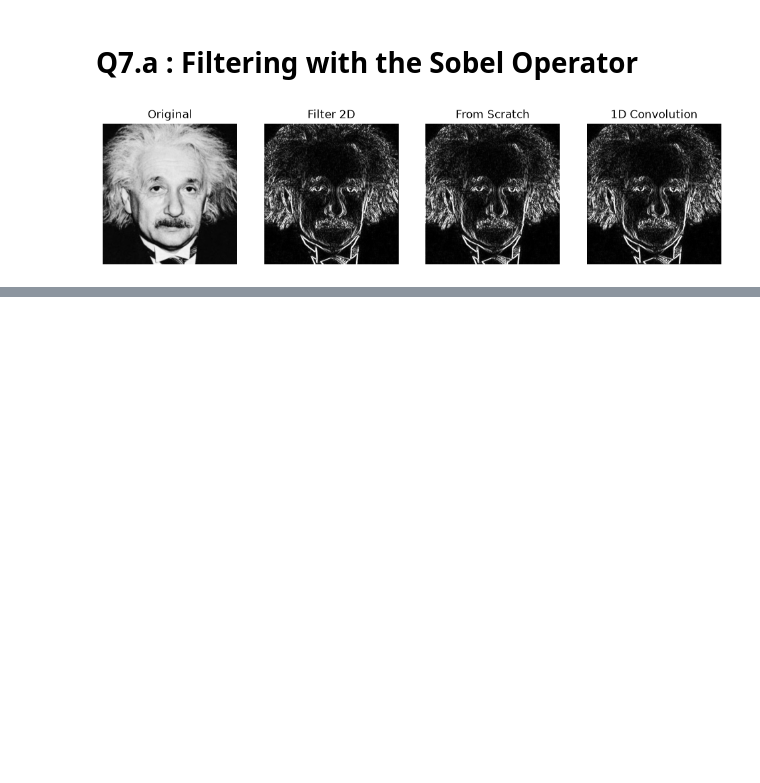
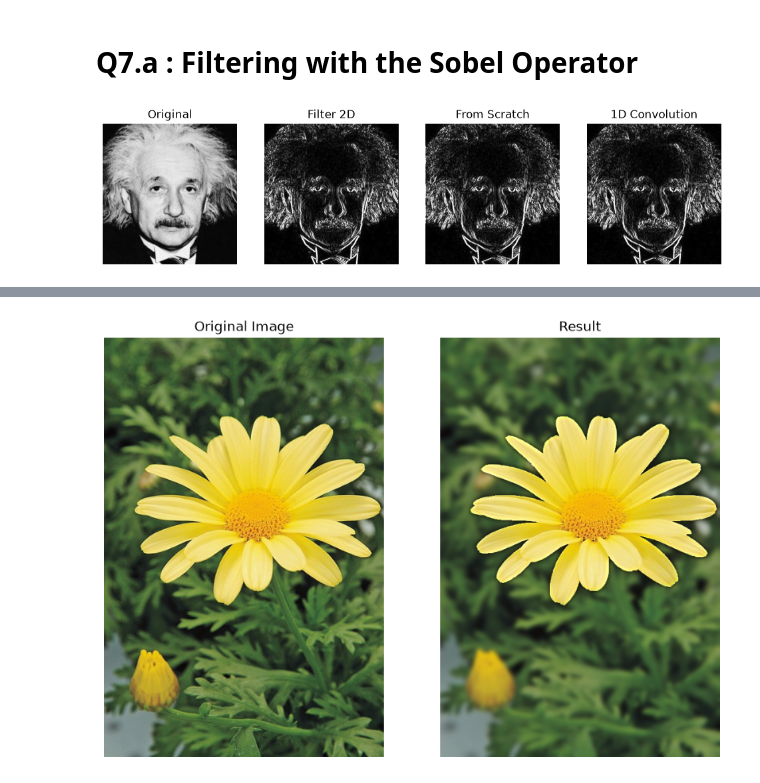
Before and after one commit to rus1ru/EN3160_Assignment_1, a Jupyter notebook: assignment_01.ipynb, the cells around one changed output, grey strips where cells are left out. Drawn from its saved outputs; the diff is of its cells as text; code cells hidden in the pictures; blank space fills up the shorter version.

```diff
--- a/assignment_01.ipynb
+++ b/assignment_01.ipynb
@@ -555,0 +598,20 @@ plt.show()
+# %%
+background_blurred = cv2.GaussianBlur(background, (25, 25), 0)
+
+result = cv2.add(foreground, background_blurred)
+
+plt.figure(figsize=(10, 8))
+
+plt.subplot(1, 2, 1)
+plt.imshow(cv2.cvtColor(img, cv2.COLOR_BGR2RGB))
+plt.title("Original Image")
+plt.axis("off")
+
+plt.subplot(1, 2, 2)
+plt.imshow(cv2.cvtColor(result, cv2.COLOR_BGR2RGB))
+plt.title("Result")
+plt.axis("off")
+
+plt.show()
+# %% [output]
+[figure, added]
```
Also changed, not shown: parts of 4 cells of this notebook, 2 other files.
